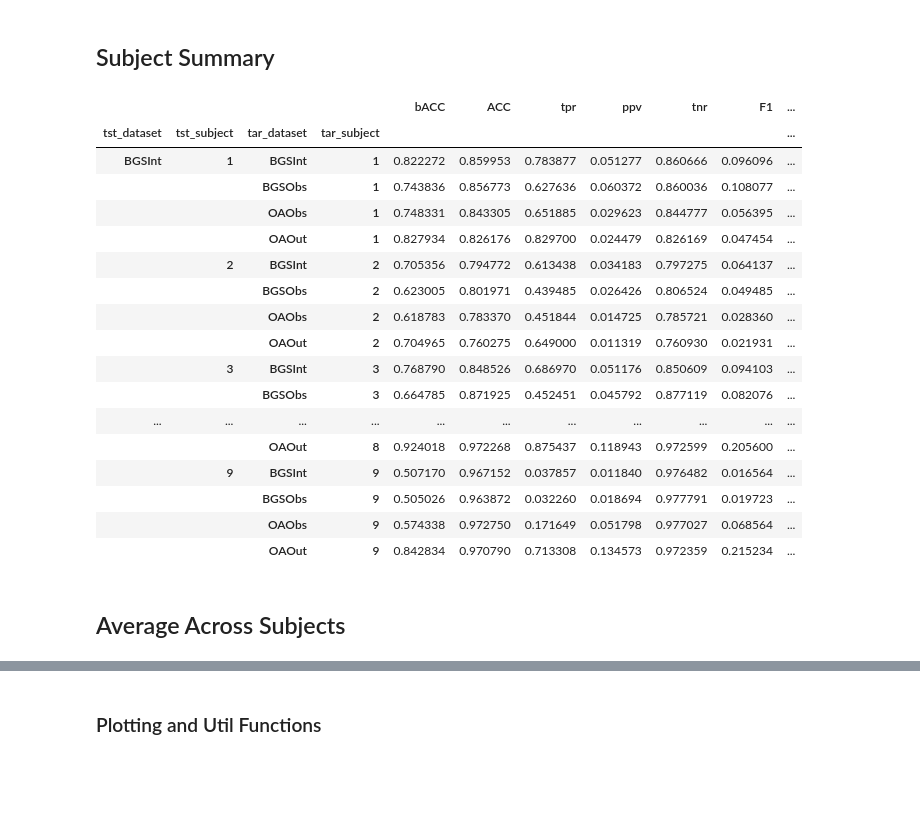
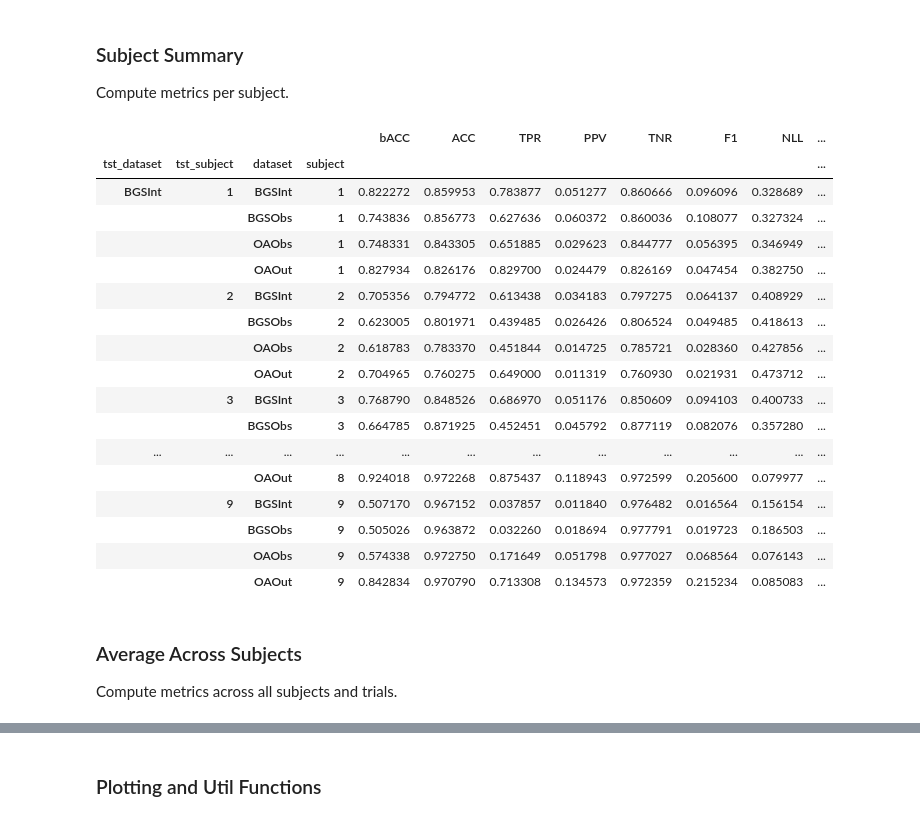
Before and after one commit to RL-BCI-Lab/deepbci, a Jupyter notebook: scripts/classification/significance_analysis.ipynb, the cells around one changed output, grey strips where cells are left out. Cells and saved outputs as stored; diff of their text form; code cells hidden in the pictures; blank space fills up the shorter version.

```diff
--- a/scripts/classification/significance_analysis.ipynb
+++ b/scripts/classification/significance_analysis.ipynb
@@ -214,0 +43,5 @@ tar_df
+# %%
+current_analysis = 'v2-ErrP-variations-March-3-2022'
+
+# Example of using replication results, uncomment to use.
+# current_analysis = 'v2-replication'
@@ -214,0 +85,10 @@ tar_df
+# %%
+target_dir = os.path.join(current_analysis, 'logocv-v2-eegnet-async-upsample')
+
+target_file = '**/test-metrics.csv'
+
+parent_dir = Path(ds.ROOT_DIR) / ds.EXPS_DIR
+
+target_path = parent_dir / target_dir / target_file
+
+target_path
@@ -214,0 +99,9 @@ tar_df
+# %%
+test_metric_files = glob.glob(str(target_path), recursive=True)
+
+print(f"Found {len(test_metric_files)} files")
+
+subjects = 9
+tasks = 4
+estimated_files = subjects * tasks
+assert estimated_files == len(test_metric_files), f"Number of files found {len(test_metric_files)} does not match estimated {estimated_files}"
@@ -214,0 +161,5 @@ tar_df
+# %%
+tm_df = pd.concat(tm_dfs)
+tm_df = tm_df.set_index(mi).sort_index()
+tm_dfw = DataFrameIndexWrapper(tm_df)
+display(tm_dfw)
@@ -376,28 +458,32 @@ debug_groupby(grps)
 # %% [markdown]
-## Subject Summary
+### Subject Summary
+
+Compute metrics per subject.
 # %%
-grps = dfw.df.groupby(level=['tst_dataset', 'tst_subject','tar_dataset', 'tar_subject' ])
+grps = tm_dfw.df.groupby(level=['tst_dataset', 'tst_subject','dataset', 'subject'])
 
 grps.mean()
 # %% [output]
-|  |  |  |  | bACC | ACC | tpr | ppv | tnr | F1 | ... |
-| tst_dataset | tst_subject | tar_dataset | tar_subject |  |  |  |  |  |  | ... |
-| BGSInt | 1 | BGSInt | 1 | 0.822272 | 0.859953 | 0.783877 | 0.051277 | 0.860666 | 0.096096 | ... |
-|  |  | BGSObs | 1 | 0.743836 | 0.856773 | 0.627636 | 0.060372 | 0.860036 | 0.108077 | ... |
-|  |  | OAObs | 1 | 0.748331 | 0.843305 | 0.651885 | 0.029623 | 0.844777 | 0.056395 | ... |
-|  |  | OAOut | 1 | 0.827934 | 0.826176 | 0.829700 | 0.024479 | 0.826169 | 0.047454 | ... |
-|  | 2 | BGSInt | 2 | 0.705356 | 0.794772 | 0.613438 | 0.034183 | 0.797275 | 0.064137 | ... |
-|  |  | BGSObs | 2 | 0.623005 | 0.801971 | 0.439485 | 0.026426 | 0.806524 | 0.049485 | ... |
-|  |  | OAObs | 2 | 0.618783 | 0.783370 | 0.451844 | 0.014725 | 0.785721 | 0.028360 | ... |
-|  |  | OAOut | 2 | 0.704965 | 0.760275 | 0.649000 | 0.011319 | 0.760930 | 0.021931 | ... |
-|  | 3 | BGSInt | 3 | 0.768790 | 0.848526 | 0.686970 | 0.051176 | 0.850609 | 0.094103 | ... |
-|  |  | BGSObs | 3 | 0.664785 | 0.871925 | 0.452451 | 0.045792 | 0.877119 | 0.082076 | ... |
-| ... | ... | ... | ... | ... | ... | ... | ... | ... | ... | ... |
-|  |  | OAOut | 8 | 0.924018 | 0.972268 | 0.875437 | 0.118943 | 0.972599 | 0.205600 | ... |
-|  | 9 | BGSInt | 9 | 0.507170 | 0.967152 | 0.037857 | 0.011840 | 0.976482 | 0.016564 | ... |
-|  |  | BGSObs | 9 | 0.505026 | 0.963872 | 0.032260 | 0.018694 | 0.977791 | 0.019723 | ... |
-|  |  | OAObs | 9 | 0.574338 | 0.972750 | 0.171649 | 0.051798 | 0.977027 | 0.068564 | ... |
-|  |  | OAOut | 9 | 0.842834 | 0.970790 | 0.713308 | 0.134573 | 0.972359 | 0.215234 | ... |
+|  |  |  |  | bACC | ACC | TPR | PPV | TNR | F1 | NLL | ... |
+| tst_dataset | tst_subject | dataset | subject |  |  |  |  |  |  |  | ... |
+| BGSInt | 1 | BGSInt | 1 | 0.822272 | 0.859953 | 0.783877 | 0.051277 | 0.860666 | 0.096096 | 0.328689 | ... |
+|  |  | BGSObs | 1 | 0.743836 | 0.856773 | 0.627636 | 0.060372 | 0.860036 | 0.108077 | 0.327324 | ... |
+|  |  | OAObs | 1 | 0.748331 | 0.843305 | 0.651885 | 0.029623 | 0.844777 | 0.056395 | 0.346949 | ... |
+|  |  | OAOut | 1 | 0.827934 | 0.826176 | 0.829700 | 0.024479 | 0.826169 | 0.047454 | 0.382750 | ... |
+|  | 2 | BGSInt | 2 | 0.705356 | 0.794772 | 0.613438 | 0.034183 | 0.797275 | 0.064137 | 0.408929 | ... |
+|  |  | BGSObs | 2 | 0.623005 | 0.801971 | 0.439485 | 0.026426 | 0.806524 | 0.049485 | 0.418613 | ... |
+|  |  | OAObs | 2 | 0.618783 | 0.783370 | 0.451844 | 0.014725 | 0.785721 | 0.028360 | 0.427856 | ... |
+|  |  | OAOut | 2 | 0.704965 | 0.760275 | 0.649000 | 0.011319 | 0.760930 | 0.021931 | 0.473712 | ... |
+|  | 3 | BGSInt | 3 | 0.768790 | 0.848526 | 0.686970 | 0.051176 | 0.850609 | 0.094103 | 0.400733 | ... |
+|  |  | BGSObs | 3 | 0.664785 | 0.871925 | 0.452451 | 0.045792 | 0.877119 | 0.082076 | 0.357280 | ... |
+| ... | ... | ... | ... | ... | ... | ... | ... | ... | ... | ... | ... |
+|  |  | OAOut | 8 | 0.924018 | 0.972268 | 0.875437 | 0.118943 | 0.972599 | 0.205600 | 0.079977 | ... |
+|  | 9 | BGSInt | 9 | 0.507170 | 0.967152 | 0.037857 | 0.011840 | 0.976482 | 0.016564 | 0.156154 | ... |
+|  |  | BGSObs | 9 | 0.505026 | 0.963872 | 0.032260 | 0.018694 | 0.977791 | 0.019723 | 0.186503 | ... |
+|  |  | OAObs | 9 | 0.574338 | 0.972750 | 0.171649 | 0.051798 | 0.977027 | 0.068564 | 0.076143 | ... |
+|  |  | OAOut | 9 | 0.842834 | 0.970790 | 0.713308 | 0.134573 | 0.972359 | 0.215234 | 0.085083 | ... |
 # %% [markdown]
-## Average Across Subjects
+### Average Across Subjects
+
+Compute metrics across all subjects and trials.
 # %%
```
Also changed, not shown: parts of 115 cells of this notebook, 25 other files.
